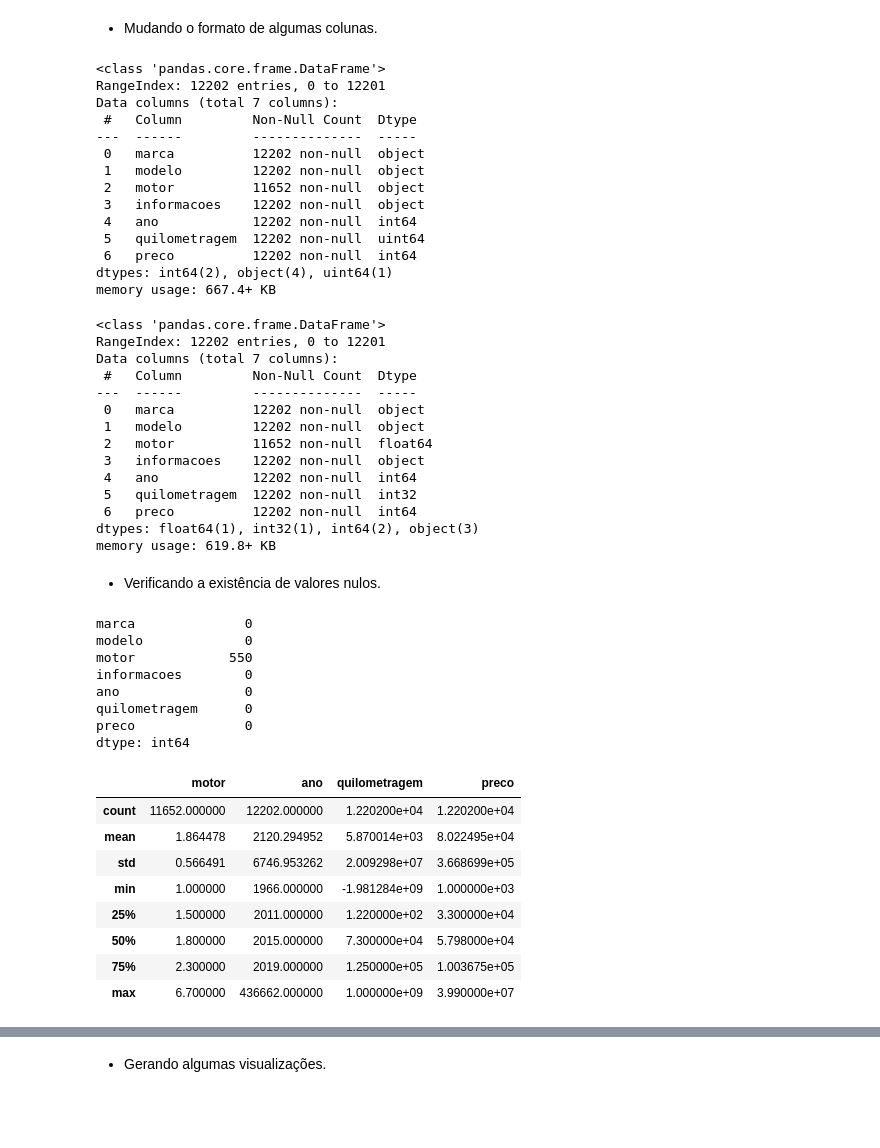
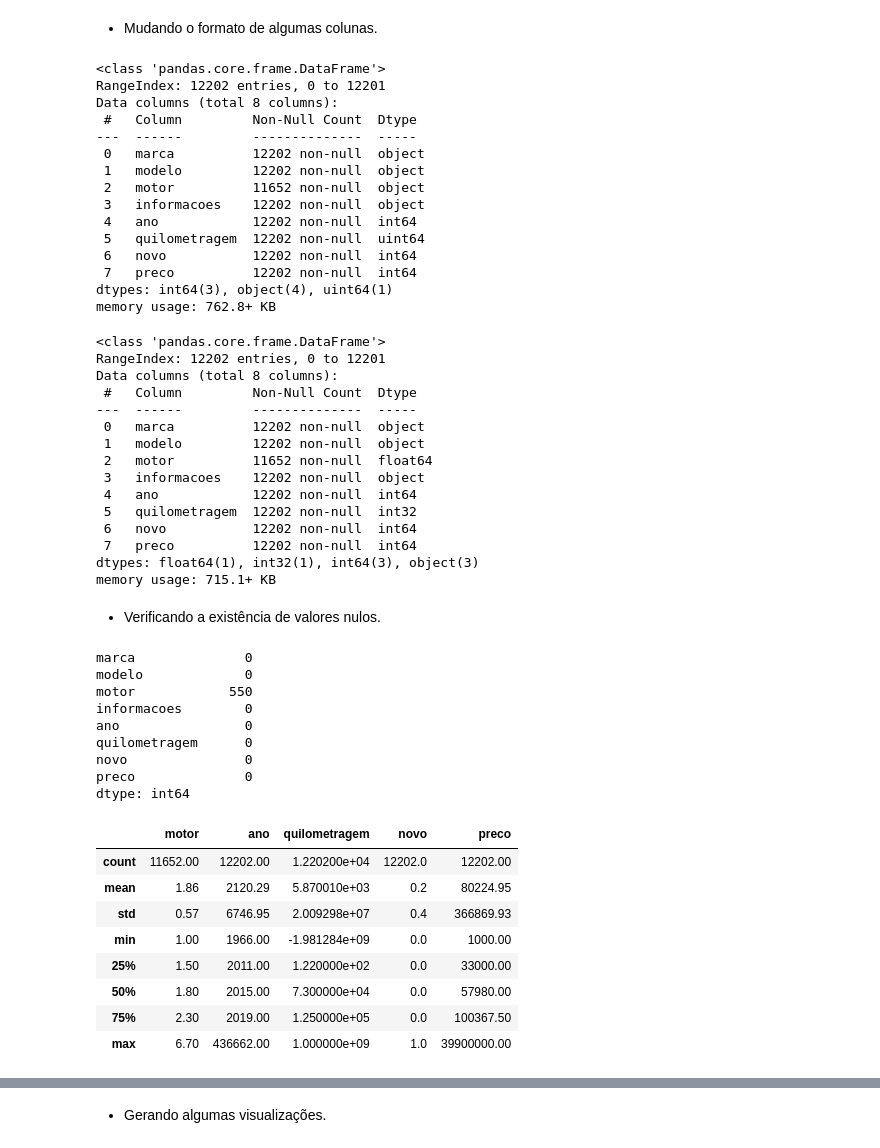
Before and after one commit to robertferro/calculando_preco_de_carros, a Jupyter notebook: 3 - EDA/EDA_manipulacao_de_dados_carros_categorias.ipynb, the cells around one changed output, grey strips where cells are left out. Saved outputs shown, nothing was run; the diff lists cells and outputs as text; code cells hidden in the pictures; blank space fills up the shorter version.

```diff
--- a/3 - EDA/EDA_manipulacao_de_dados_carros_categorias.ipynb
+++ b/3 - EDA/EDA_manipulacao_de_dados_carros_categorias.ipynb
@@ -253,0 +228,2 @@ Name: motor, dtype: int64
+# %%
+df['novo'] = df['quilometragem'].apply(lambda x: 1 if x== 0 else 0)
@@ -254,7 +245,7 @@ Name: motor, dtype: int64
 # %% [markdown]
  - Reordenando as colunas
 # %%
-df = df[['marca', 'modelo','motor','informacoes','ano','quilometragem', 'preco']]
+df = df[['marca', 'modelo','motor','informacoes','ano','quilometragem','novo', 'preco']]
 # %%
 df.head()
 # %% [output]
@@ -271,7 +262,7 @@ df.info()
 # %% [output]
 <class 'pandas.core.frame.DataFrame'>
 RangeIndex: 12202 entries, 0 to 12201
-Data columns (total 7 columns):
+Data columns (total 8 columns):
  #   Column         Non-Null Count  Dtype
 ---  ------         --------------  -----
  0   marca          12202 non-null  object
@@ -280,9 +271,10 @@ Data columns (total 7 columns):
  3   informacoes    12202 non-null  object
  4   ano            12202 non-null  int64
  5   quilometragem  12202 non-null  uint64
- 6   preco          12202 non-null  int64
-dtypes: int64(2), object(4), uint64(1)
-memory usage: 667.4+ KB
+ 6   novo           12202 non-null  int64
+ 7   preco          12202 non-null  int64
+dtypes: int64(3), object(4), uint64(1)
+memory usage: 762.8+ KB
 # %%
 df['quilometragem'] = df['quilometragem'].astype(int)
 # %%
@@ -292,7 +284,7 @@ df.info()
 # %% [output]
 <class 'pandas.core.frame.DataFrame'>
 RangeIndex: 12202 entries, 0 to 12201
-Data columns (total 7 columns):
+Data columns (total 8 columns):
  #   Column         Non-Null Count  Dtype
 ---  ------         --------------  -----
  0   marca          12202 non-null  object
@@ -301,9 +293,10 @@ Data columns (total 7 columns):
  3   informacoes    12202 non-null  object
  4   ano            12202 non-null  int64
  5   quilometragem  12202 non-null  int32
- 6   preco          12202 non-null  int64
-dtypes: float64(1), int32(1), int64(2), object(3)
-memory usage: 619.8+ KB
+ 6   novo           12202 non-null  int64
+ 7   preco          12202 non-null  int64
+dtypes: float64(1), int32(1), int64(3), object(3)
+memory usage: 715.1+ KB
 # %% [markdown]
  - Verificando a existência de valores nulos.
 # %%
@@ -315,18 +308,19 @@ motor            550
 informacoes        0
 ano                0
 quilometragem      0
+novo               0
 preco              0
 dtype: int64
 # %%
-df.describe()
+df.describe().round(2)
 # %% [output]
-|  | motor | ano | quilometragem | preco |
-| count | 11652.000000 | 12202.000000 | 1.220200e+04 | 1.220200e+04 |
-| mean | 1.864478 | 2120.294952 | 5.870014e+03 | 8.022495e+04 |
-| std | 0.566491 | 6746.953262 | 2.009298e+07 | 3.668699e+05 |
-| min | 1.000000 | 1966.000000 | -1.981284e+09 | 1.000000e+03 |
-| 25% | 1.500000 | 2011.000000 | 1.220000e+02 | 3.300000e+04 |
-| 50% | 1.800000 | 2015.000000 | 7.300000e+04 | 5.798000e+04 |
-| 75% | 2.300000 | 2019.000000 | 1.250000e+05 | 1.003675e+05 |
-| max | 6.700000 | 436662.000000 | 1.000000e+09 | 3.990000e+07 |
+|  | motor | ano | quilometragem | novo | preco |
+| count | 11652.00 | 12202.00 | 1.220200e+04 | 12202.0 | 12202.00 |
+| mean | 1.86 | 2120.29 | 5.870010e+03 | 0.2 | 80224.95 |
+| std | 0.57 | 6746.95 | 2.009298e+07 | 0.4 | 366869.93 |
+| min | 1.00 | 1966.00 | -1.981284e+09 | 0.0 | 1000.00 |
+| 25% | 1.50 | 2011.00 | 1.220000e+02 | 0.0 | 33000.00 |
+| 50% | 1.80 | 2015.00 | 7.300000e+04 | 0.0 | 57980.00 |
+| 75% | 2.30 | 2019.00 | 1.250000e+05 | 0.0 | 100367.50 |
+| max | 6.70 | 436662.00 | 1.000000e+09 | 1.0 | 39900000.00 |
 # %%
```
Also changed, not shown: parts of 24 cells of this notebook.
